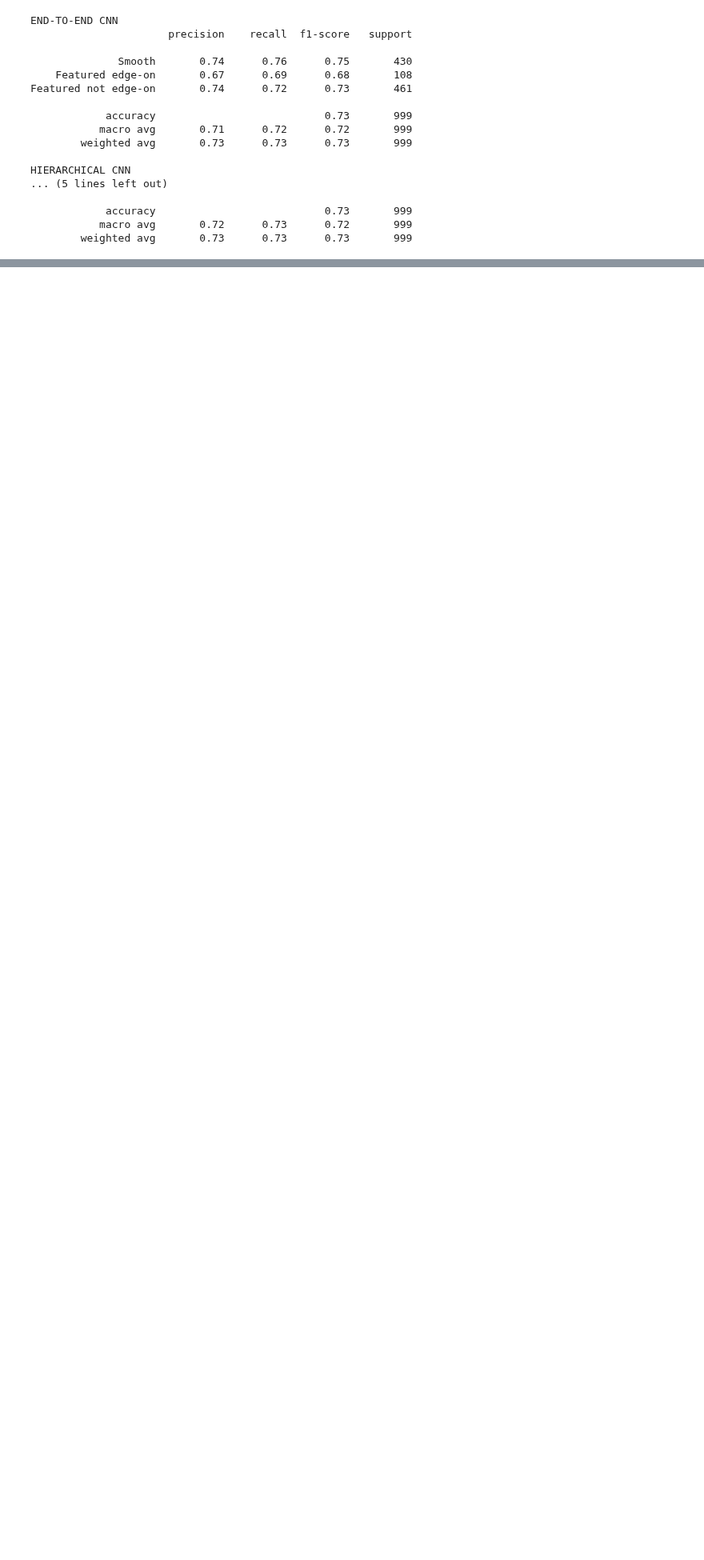
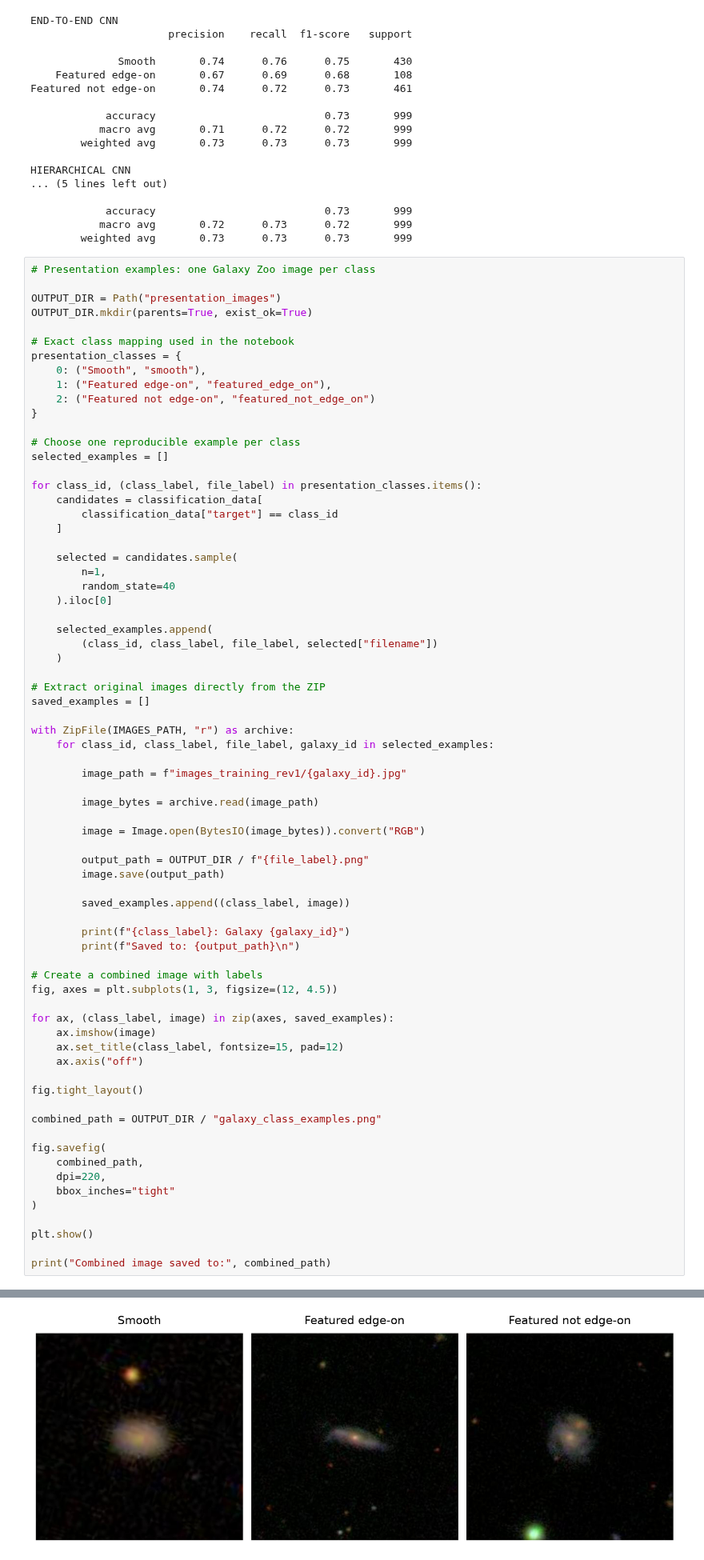
Before and after one commit to Setback749/galaxy-zoo-hierarchical-cnn, a Jupyter notebook: AIML339 - Project Notebook.ipynb, the cells around one changed output, grey strips where cells are left out. Shown at 80% size. Cells and saved outputs as stored; diff of their text form; blank space fills up the shorter version.

Commit message:
Add presentation image extraction code

```diff
--- a/AIML339 - Project Notebook.ipynb
+++ b/AIML339 - Project Notebook.ipynb
@@ -2175,3 +2176,75 @@ HIERARCHICAL CNN
             accuracy                           0.73       999
            macro avg       0.72      0.73      0.72       999
         weighted avg       0.73      0.73      0.73       999
+# %%
+# Presentation examples: one Galaxy Zoo image per class
+
+OUTPUT_DIR = Path("presentation_images")
+OUTPUT_DIR.mkdir(parents=True, exist_ok=True)
+
+# Exact class mapping used in the notebook
+presentation_classes = {
+    0: ("Smooth", "smooth"),
+    1: ("Featured edge-on", "featured_edge_on"),
+    2: ("Featured not edge-on", "featured_not_edge_on")
+}
+
+# Choose one reproducible example per class
+selected_examples = []
+
+for class_id, (class_label, file_label) in presentation_classes.items():
+    candidates = classification_data[
+        classification_data["target"] == class_id
+    ]
+
+    selected = candidates.sample(
+        n=1,
+        random_state=40
+    ).iloc[0]
+
+    selected_examples.append(
+        (class_id, class_label, file_label, selected["filename"])
+    )
+
+# Extract original images directly from the ZIP
+saved_examples = []
+
+with ZipFile(IMAGES_PATH, "r") as archive:
+    for class_id, class_label, file_label, galaxy_id in selected_examples:
+
+        image_path = f"images_training_rev1/{galaxy_id}.jpg"
+
+        image_bytes = archive.read(image_path)
+
+        image = Image.open(BytesIO(image_bytes)).convert("RGB")
+
+        output_path = OUTPUT_DIR / f"{file_label}.png"
+        image.save(output_path)
+
+        saved_examples.append((class_label, image))
+
+        print(f"{class_label}: Galaxy {galaxy_id}")
+        print(f"Saved to: {output_path}\n")
+
+# Create a combined image with labels
+fig, axes = plt.subplots(1, 3, figsize=(12, 4.5))
+
+for ax, (class_label, image) in zip(axes, saved_examples):
+    ax.imshow(image)
+    ax.set_title(class_label, fontsize=15, pad=12)
+    ax.axis("off")
+
+fig.tight_layout()
+
+combined_path = OUTPUT_DIR / "galaxy_class_examples.png"
+
+fig.savefig(
+    combined_path,
+    dpi=220,
+    bbox_inches="tight"
+)
+
+plt.show()
+
+print("Combined image saved to:", combined_path)
+# %% [output]
@@ -2177,0 +2259 @@ HIERARCHICAL CNN
+[figure, added]
```
Also changed, not shown: parts of 2 cells of this notebook, 1 other file.
